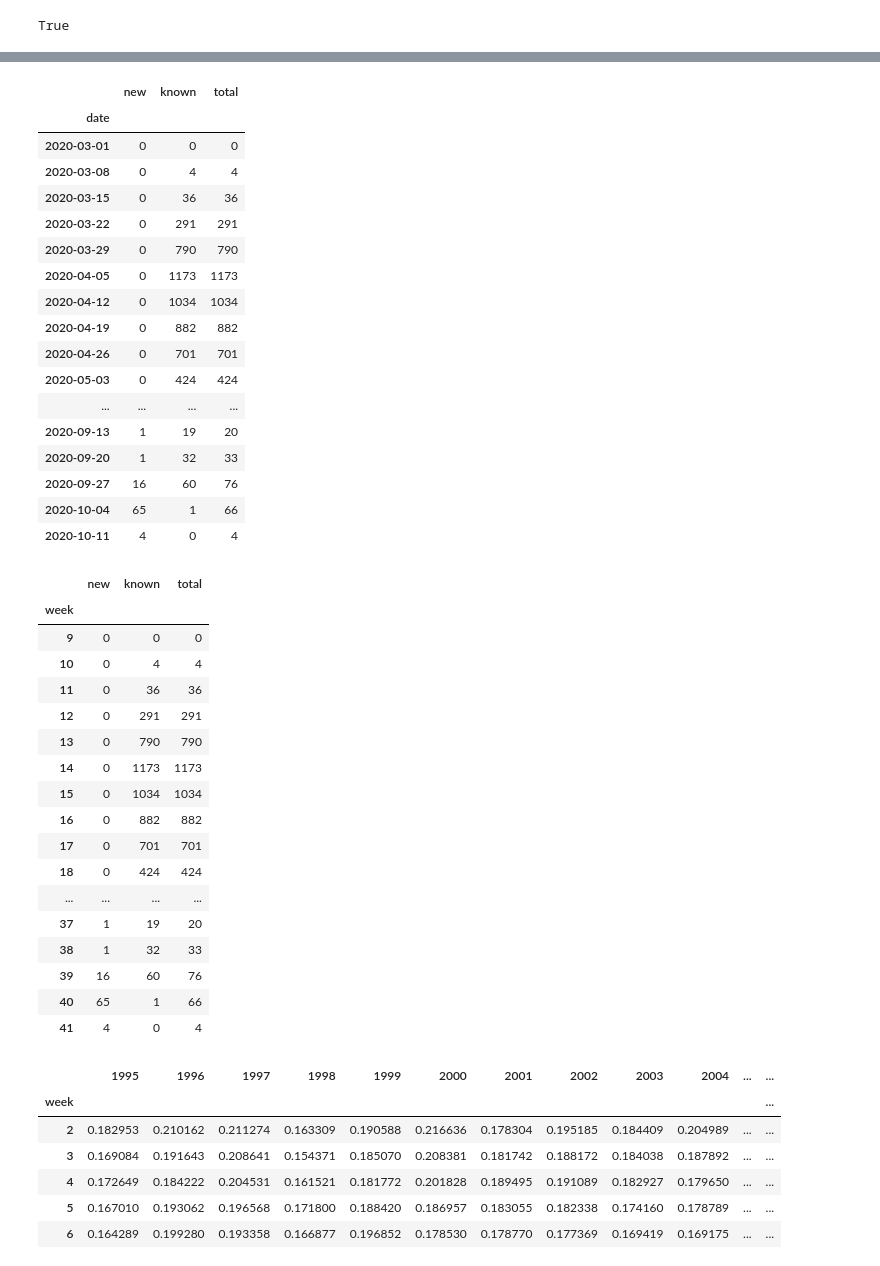
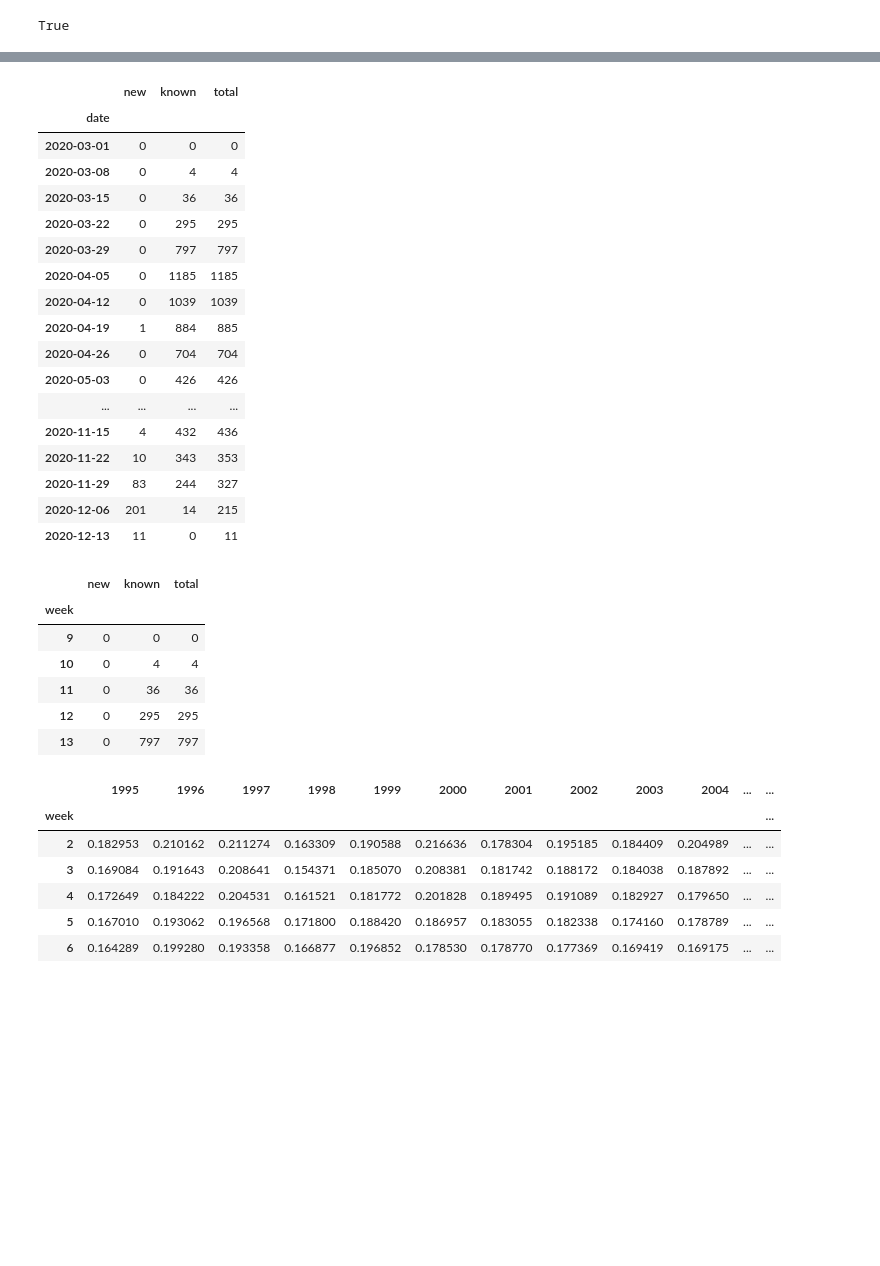
Before and after one commit to gidven/nl-mortality-covid, a Jupyter notebook: weekly-mortality.ipynb, the cells around one changed output, grey strips where cells are left out. Drawn from its saved outputs; the diff is of its cells as text; code cells hidden in the pictures; blank space fills up the shorter version.

```diff
--- a/weekly-mortality.ipynb
+++ b/weekly-mortality.ipynb
@@ -158,7 +159,7 @@ plotdata['lower'] = plotdata['mn'] - 2 * plotdata['s']  # lower 2-sigma CI level
 plotdata = plotdata.drop('s', axis=1)  # remove standard deviation from plotdata
 # %%
 cd = pd.read_csv(
-    'coronadeaths20201011.csv',
+    'coronadeaths20201208.csv',
     sep=';',
     names=['date', 'new', 'known'],
     skiprows=1,
@@ -179,3 +180,5 @@ for i in range(len(cd.date.tolist())):
     cd.date[i] = str(cd.date[i]).replace('aug', 'August')
     cd.date[i] = str(cd.date[i]).replace('sep', 'September')
     cd.date[i] = str(cd.date[i]).replace('okt', 'October')
+    cd.date[i] = str(cd.date[i]).replace('nov', 'November')
+    cd.date[i] = str(cd.date[i]).replace('dec', 'December')
@@ -211,41 +196,30 @@ cdw
 | 2020-03-01 | 0 | 0 | 0 |
 | 2020-03-08 | 0 | 4 | 4 |
 | 2020-03-15 | 0 | 36 | 36 |
-| 2020-03-22 | 0 | 291 | 291 |
-| 2020-03-29 | 0 | 790 | 790 |
-| 2020-04-05 | 0 | 1173 | 1173 |
-| 2020-04-12 | 0 | 1034 | 1034 |
-| 2020-04-19 | 0 | 882 | 882 |
-| 2020-04-26 | 0 | 701 | 701 |
-| 2020-05-03 | 0 | 424 | 424 |
+| 2020-03-22 | 0 | 295 | 295 |
+| 2020-03-29 | 0 | 797 | 797 |
+| 2020-04-05 | 0 | 1185 | 1185 |
+| 2020-04-12 | 0 | 1039 | 1039 |
+| 2020-04-19 | 1 | 884 | 885 |
+| 2020-04-26 | 0 | 704 | 704 |
+| 2020-05-03 | 0 | 426 | 426 |
 | ... | ... | ... | ... |
-| 2020-09-13 | 1 | 19 | 20 |
-| 2020-09-20 | 1 | 32 | 33 |
-| 2020-09-27 | 16 | 60 | 76 |
-| 2020-10-04 | 65 | 1 | 66 |
-| 2020-10-11 | 4 | 0 | 4 |
+| 2020-11-15 | 4 | 432 | 436 |
+| 2020-11-22 | 10 | 343 | 353 |
+| 2020-11-29 | 83 | 244 | 327 |
+| 2020-12-06 | 201 | 14 | 215 |
+| 2020-12-13 | 11 | 0 | 11 |
 # %%
 cdw.index = [i.isocalendar()[1] for i in cdw.index]
 cdw.index.name = 'week'
 # %%
-cdw
+cdw.head()
 # %% [output]
 |  | new | known | total |
 | week |  |  |  |
 | 9 | 0 | 0 | 0 |
 | 10 | 0 | 4 | 4 |
 | 11 | 0 | 36 | 36 |
-| 12 | 0 | 291 | 291 |
-| 13 | 0 | 790 | 790 |
-| 14 | 0 | 1173 | 1173 |
-| 15 | 0 | 1034 | 1034 |
-| 16 | 0 | 882 | 882 |
-| 17 | 0 | 701 | 701 |
-| 18 | 0 | 424 | 424 |
-| ... | ... | ... | ... |
-| 37 | 1 | 19 | 20 |
-| 38 | 1 | 32 | 33 |
-| 39 | 16 | 60 | 76 |
-| 40 | 65 | 1 | 66 |
-| 41 | 4 | 0 | 4 |
+| 12 | 0 | 295 | 295 |
+| 13 | 0 | 797 | 797 |
 # %%
```
Also changed, not shown: parts of 13 cells of this notebook, 6 other files.
